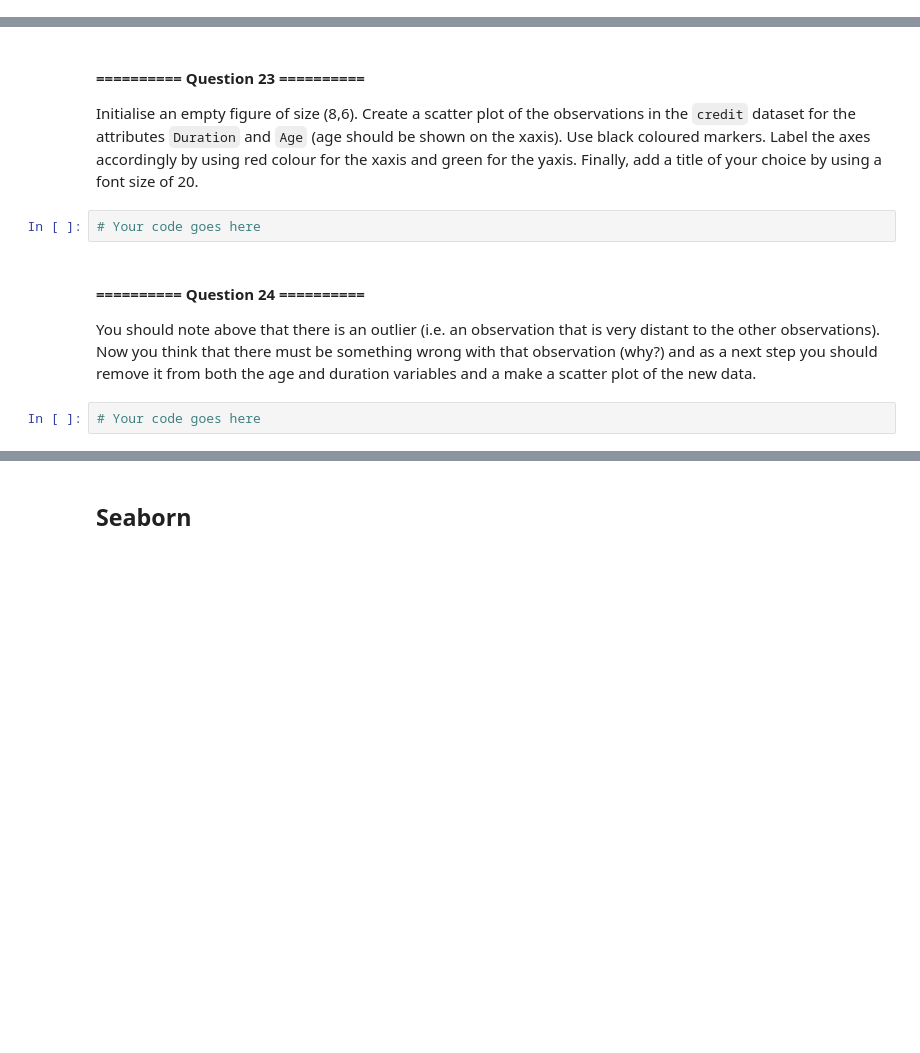
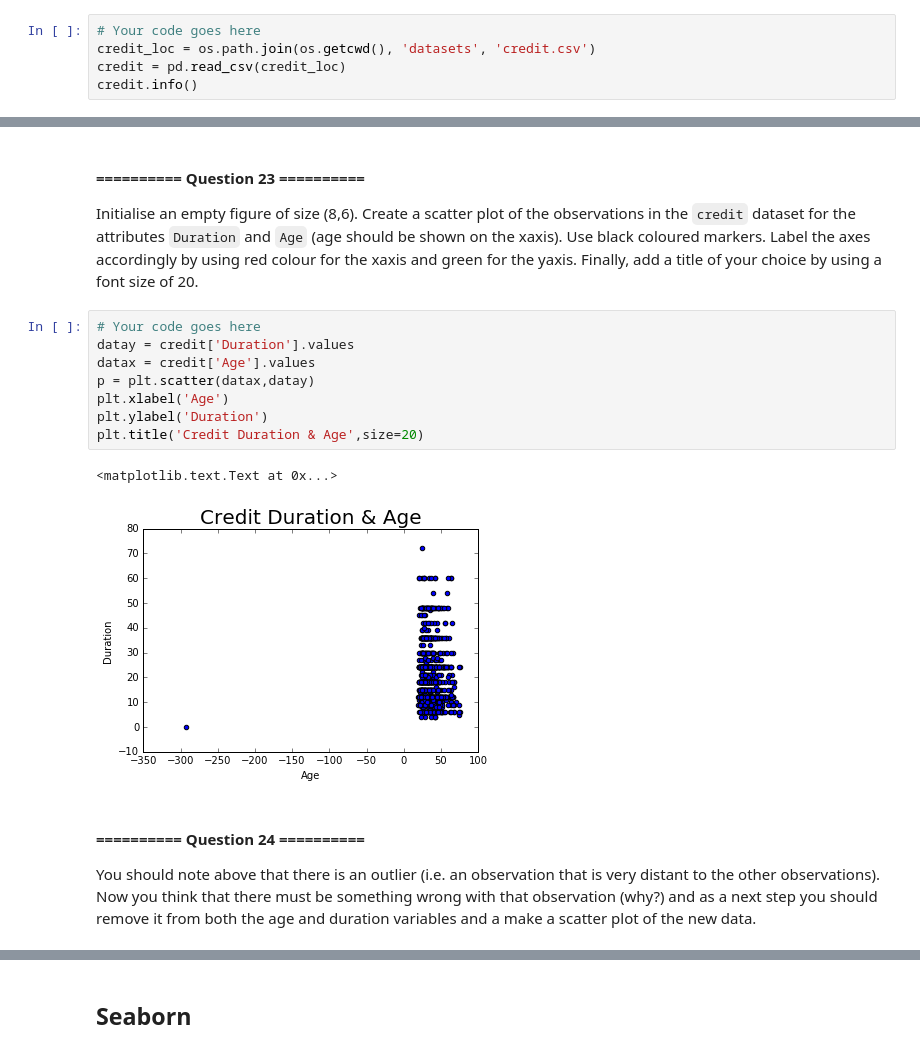
Before and after one commit to richardharmadi/iaml, a Jupyter notebook: 01_Lab_1_Introduction.ipynb, the cells around one changed output, grey strips where cells are left out. Cells and saved outputs as stored; diff of their text form; blank space fills up the shorter version.

```diff
--- a/01_Lab_1_Introduction.ipynb
+++ b/01_Lab_1_Introduction.ipynb
@@ -617,0 +1008,5 @@ Load the `credit` dataset and display the dataset basic information.
+# %%
+# Your code goes here
+credit_loc = os.path.join(os.getcwd(), 'datasets', 'credit.csv')
+credit = pd.read_csv(credit_loc)
+credit.info()
@@ -696,10 +1145,17 @@ plt.show()
 # %% [markdown]
 #### ========== Question 23 ==========
 Initialise an empty figure of size (8,6). Create a scatter plot of the observations in the `credit` dataset for the attributes `Duration` and `Age` (age should be shown on the xaxis). Use black coloured markers. Label the axes accordingly by using red colour for the xaxis and green for the yaxis. Finally, add a title of your choice by using a font size of 20.
-# %%
-# Your code goes here
+# %%
+# Your code goes here
+datay = credit['Duration'].values
+datax = credit['Age'].values
+p = plt.scatter(datax,datay)
+plt.xlabel('Age')
+plt.ylabel('Duration')
+plt.title('Credit Duration & Age',size=20)
+# %% [output]
+<matplotlib.text.Text at 0x...>
+[figure, added]
 # %% [markdown]
 #### ========== Question 24 ==========
 You should note above that there is an outlier (i.e. an observation that is very distant to the other observations). Now you think that there must be something wrong with that observation (why?) and as a next step you should remove it from both the age and duration variables and a make a scatter plot of the new data.
-# %%
-# Your code goes here
```
Also changed, not shown: parts of 104 cells of this notebook.
